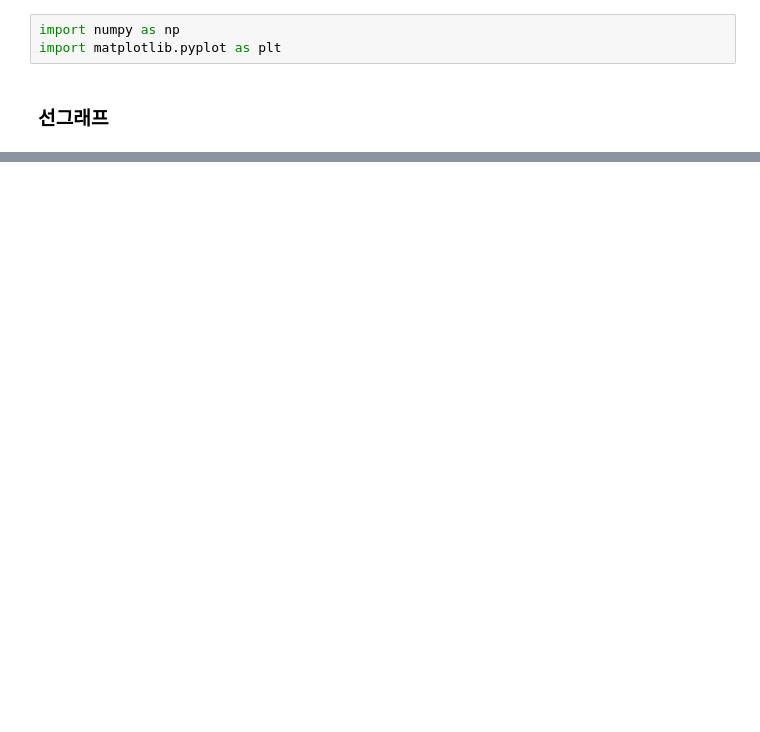
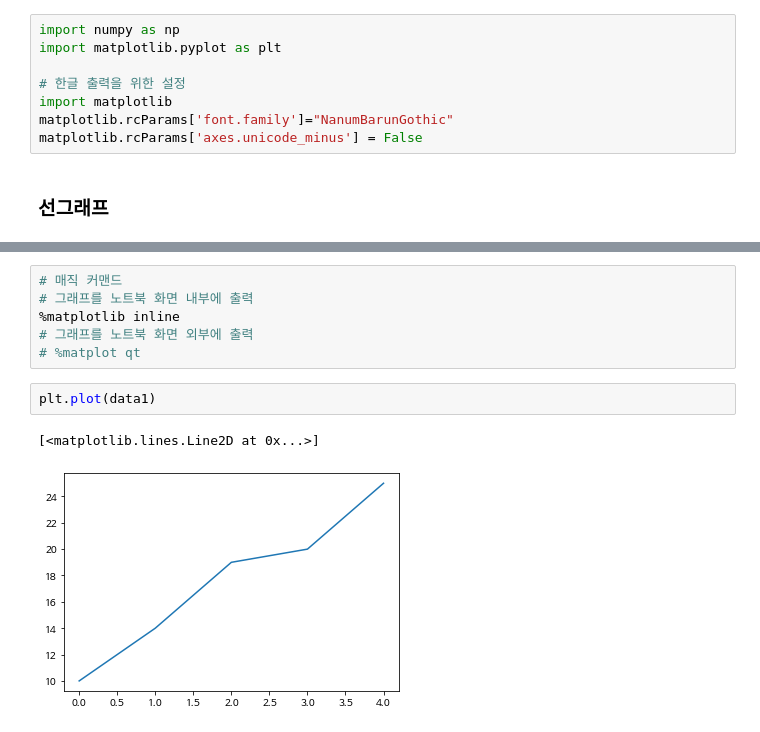
Before and after one commit to janggunhee/DS-stusy, a Jupyter notebook: PANDAS/Matplotlib Basic 1.ipynb, the cells around one changed output, grey strips where cells are left out. Cells and saved outputs as stored; diff of their text form; blank space fills up the shorter version.

Commit message:
Matplotlib/ML study

```diff
--- a/PANDAS/Matplotlib Basic 1.ipynb
+++ b/PANDAS/Matplotlib Basic 1.ipynb
@@ -5,6 +5,11 @@
 # %%
 import numpy as np
 import matplotlib.pyplot as plt
+
+# 한글 출력을 위한 설정
+import matplotlib
+matplotlib.rcParams['font.family']="NanumBarunGothic"
+matplotlib.rcParams['axes.unicode_minus'] = False
 # %% [markdown]
 ### 선그래프
 # %%
@@ -25,0 +27,11 @@ ImportError: Failed to import any qt binding
+# %%
+# 매직 커맨드
+# 그래프를 노트북 화면 내부에 출력
+%matplotlib inline
+# 그래프를 노트북 화면 외부에 출력
+# %matplot qt
+# %%
+plt.plot(data1)
+# %% [output]
+[<matplotlib.lines.Line2D at 0x...>]
+[figure, added]
```
Also changed, not shown: parts of 53 cells of this notebook, 1 other file.
